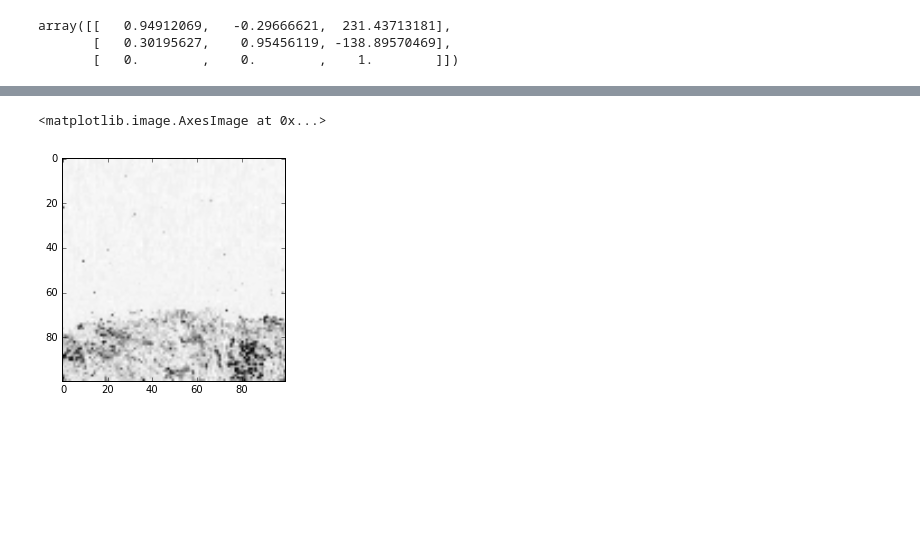
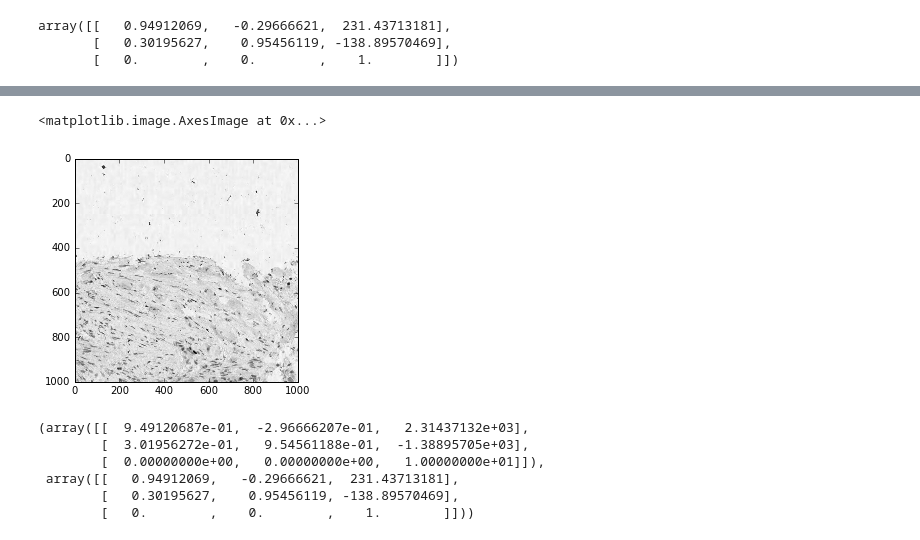
Before and after one commit to uw-biomedical-ml/tilelit, a Jupyter notebook: examples/register-and-tile.ipynb, the cells around one changed output, grey strips where cells are left out. Cells and saved outputs as stored; diff of their text form; code cells hidden in the pictures; blank space fills up the shorter version.

```diff
--- a/examples/register-and-tile.ipynb
+++ b/examples/register-and-tile.ipynb
@@ -56,0 +55,3 @@ box_size = (100, 100)
+# %%
+im_er_orig = np.load('/home/ubuntu/case01-im_er.npy')
+im_he_orig = np.load('/home/ubuntu/case01-im_he.npy')
@@ -57,15 +62,28 @@ box_size = (100, 100)
+# %%
+box_size = (1000, 1000)
 # %%
-y_center = round(np.random.rand() * (im_er.shape[0] - box_size[0]//2) + box_size[0] // 2)
+y_center = round(np.random.rand() * (im_er_orig.shape[0] - box_size[0]//2) + box_size[0] // 2)
 # %%
-x_center = round(np.random.rand() * (im_er.shape[1] - box_size[1]//2) + box_size[1] // 2)
+x_center = round(np.random.rand() * (im_er_orig.shape[1] - box_size[1]//2) + box_size[1] // 2)
 # %%
 x_coords, y_coords = np.meshgrid(np.arange(x_center - box_size[1] // 2, x_center + box_size[1] // 2),
                                  np.arange(y_center - box_size[0] // 2, y_center + box_size[0] // 2))
 # %%
 coords = np.array(list(zip(x_coords.ravel(), y_coords.ravel(), np.ones(np.product(box_size))))).astype(int)
 # %%
-plt.imshow(im_er[(coords[:, 0], coords[:, 1])].reshape(box_size + (-1, ))[..., 2], cmap='gray')
+plt.imshow(im_er_orig[(coords[:, 0], coords[:, 1])].reshape(box_size + (-1, ))[..., 2], cmap='gray')
 # %% [output]
 <matplotlib.image.AxesImage at 0x...>
-[figure, old version]
+[figure, new version]
+# %%
+aff_orig = np.copy(aff_final)
+aff_orig[:, 2] = aff_orig[:, 2] * 10
+aff_orig, aff_final
+# %% [output]
+(array([[  9.49120687e-01,  -2.96666207e-01,   2.31437132e+03],
+        [  3.01956272e-01,   9.54561188e-01,  -1.38895705e+03],
+        [  0.00000000e+00,   0.00000000e+00,   1.00000000e+01]]),
+ array([[   0.94912069,   -0.29666621,  231.43713181],
+        [   0.30195627,    0.95456119, -138.89570469],
+        [   0.        ,    0.        ,    1.        ]]))
 # %%
```
Also changed, not shown: parts of 6 cells of this notebook.
